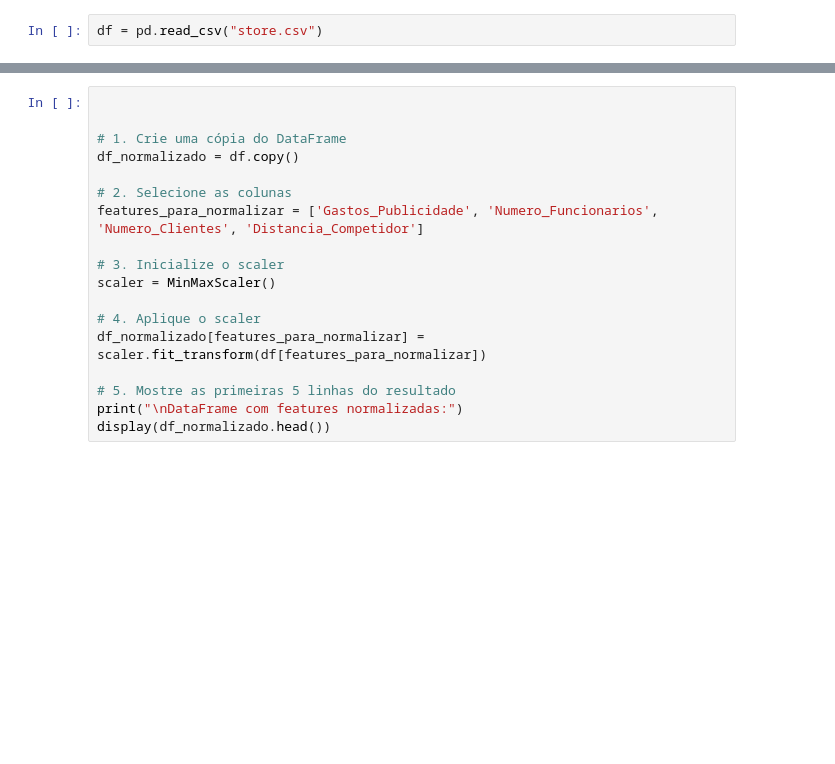
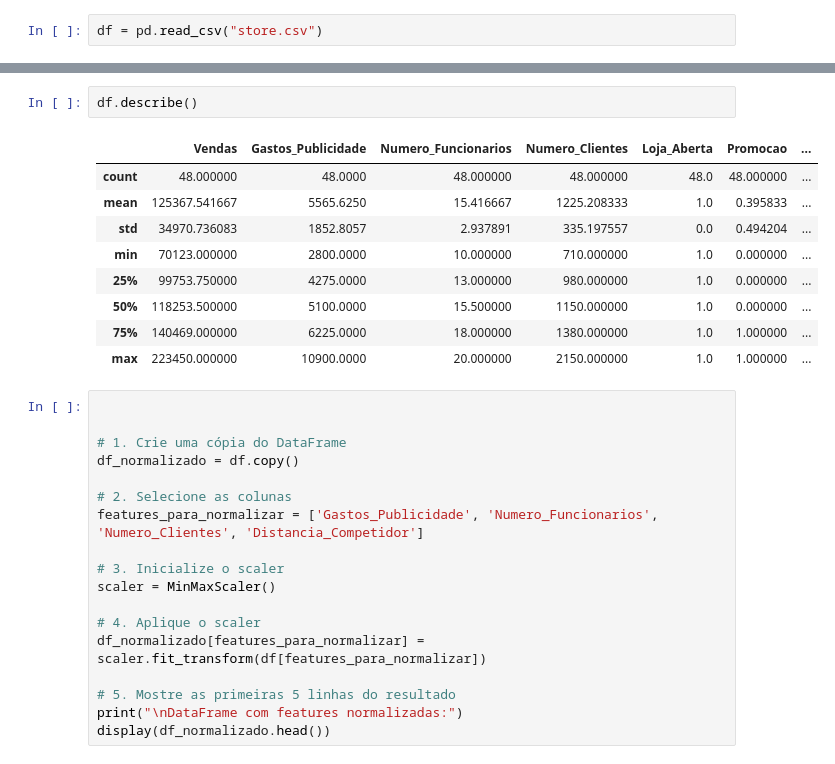
Before and after one commit to Eduardo-Mati/Projetos-integrador---Desafio-unifacisa---Modelos-de-Machine-Learning, a Jupyter notebook: Q10.ipynb, the cells around one changed output, grey strips where cells are left out. Saved outputs shown, nothing was run; the diff lists cells and outputs as text; blank space fills up the shorter version.

```diff
--- a/Q10.ipynb
+++ b/Q10.ipynb
@@ -34,6 +33,18 @@ df.head(10)
 | 7 | 2021-08-01 | 88274 | 3700 | 12 | 860 | 1 | 0 | ... |
 | 8 | 2021-09-01 | 99216 | 4300 | 12 | 980 | 1 | 0 | ... |
 | 9 | 2021-10-01 | 114639 | 4800 | 12 | 1100 | 1 | 0 | ... |
+# %%
+df.describe()
+# %% [output]
+|  | Vendas | Gastos_Publicidade | Numero_Funcionarios | Numero_Clientes | Loja_Aberta | Promocao | ... |
+| count | 48.000000 | 48.0000 | 48.000000 | 48.000000 | 48.0 | 48.000000 | ... |
+| mean | 125367.541667 | 5565.6250 | 15.416667 | 1225.208333 | 1.0 | 0.395833 | ... |
+| std | 34970.736083 | 1852.8057 | 2.937891 | 335.197557 | 0.0 | 0.494204 | ... |
+| min | 70123.000000 | 2800.0000 | 10.000000 | 710.000000 | 1.0 | 0.000000 | ... |
+| 25% | 99753.750000 | 4275.0000 | 13.000000 | 980.000000 | 1.0 | 0.000000 | ... |
+| 50% | 118253.500000 | 5100.0000 | 15.500000 | 1150.000000 | 1.0 | 0.000000 | ... |
+| 75% | 140469.000000 | 6225.0000 | 18.000000 | 1380.000000 | 1.0 | 1.000000 | ... |
+| max | 223450.000000 | 10900.0000 | 20.000000 | 2150.000000 | 1.0 | 1.000000 | ... |
 # %%
 
 
```
Also changed, not shown: parts of 10 cells of this notebook.
